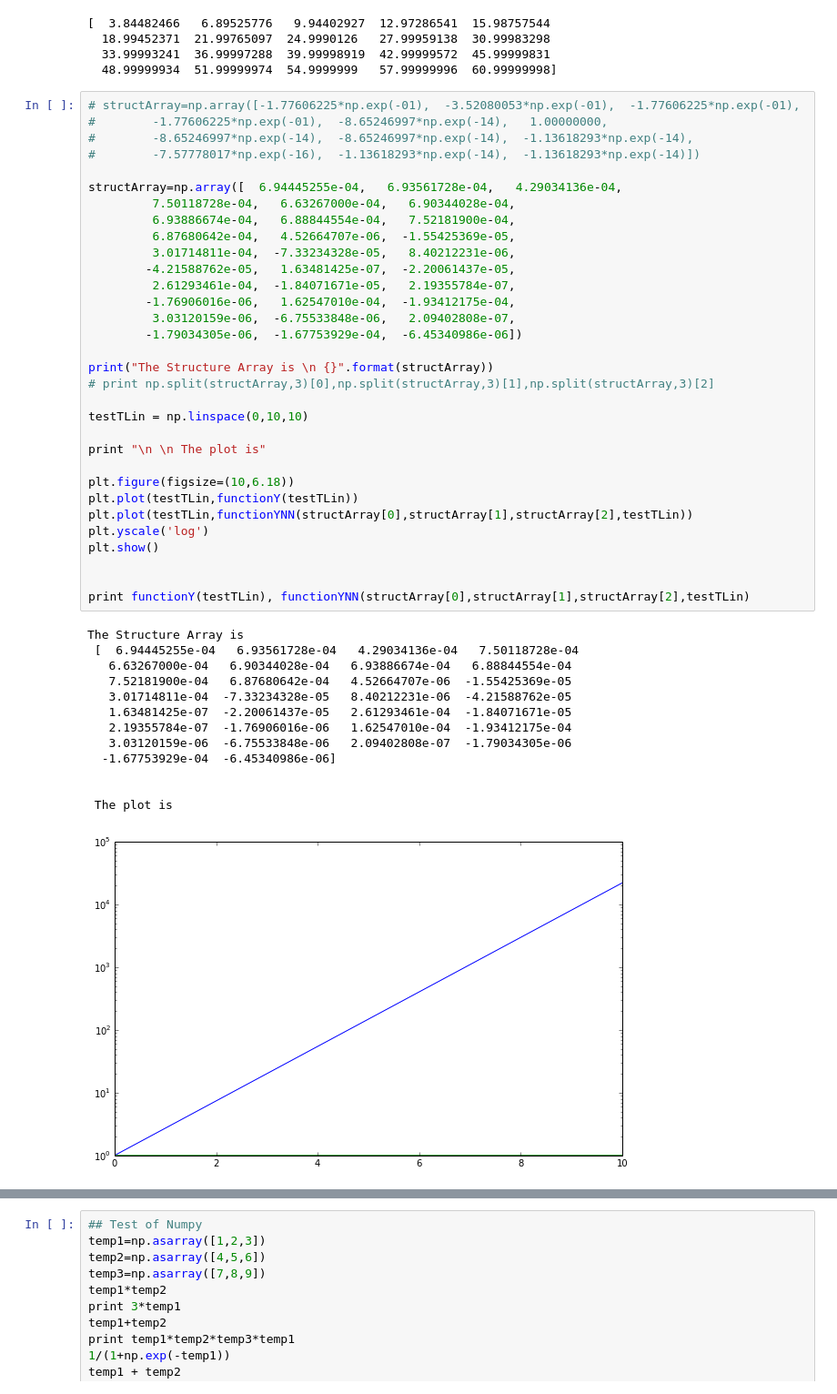
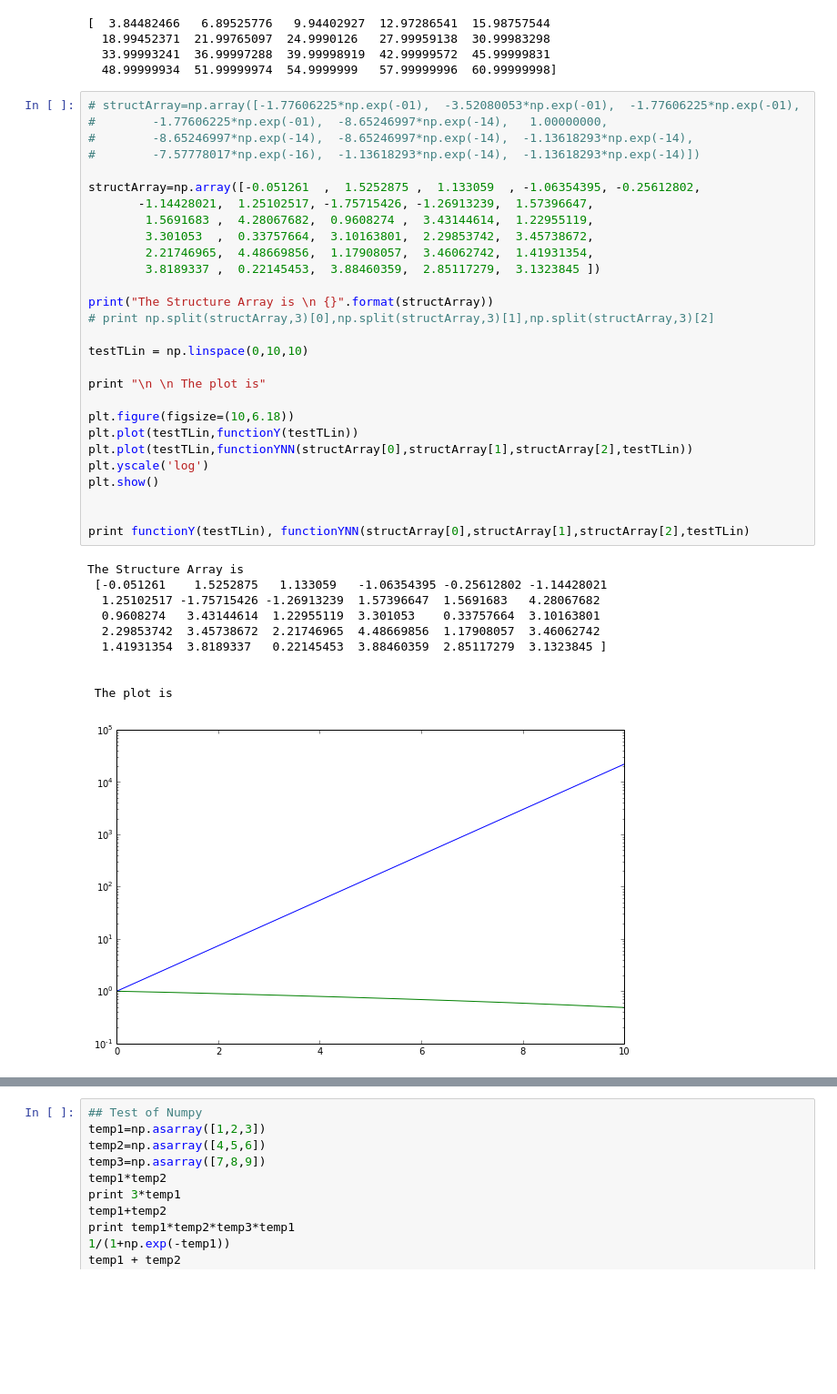
Before and after one commit to NeuPhysics/aNN, a Jupyter notebook: ipynb/Basics.ipynb, the cells around one changed output, grey strips where cells are left out. Shown: that part at 91% size. Cells and saved outputs as stored; diff of their text form; blank space fills up the shorter version.

```diff
--- a/ipynb/Basics.ipynb
+++ b/ipynb/Basics.ipynb
@@ -366,48 +350,41 @@ print functionYNN(np.array([1,2]),np.array([1,2]),np.array([1,2]),tlin)
 # %%
 # structArray=np.array([-1.77606225*np.exp(-01),  -3.52080053*np.exp(-01),  -1.77606225*np.exp(-01),
 #        -1.77606225*np.exp(-01),  -8.65246997*np.exp(-14),   1.00000000,
 #        -8.65246997*np.exp(-14),  -8.65246997*np.exp(-14),  -1.13618293*np.exp(-14),
 #        -7.57778017*np.exp(-16),  -1.13618293*np.exp(-14),  -1.13618293*np.exp(-14)])
 
-structArray=np.array([  6.94445255e-04,   6.93561728e-04,   4.29034136e-04,
-         7.50118728e-04,   6.63267000e-04,   6.90344028e-04,
-         6.93886674e-04,   6.88844554e-04,   7.52181900e-04,
-         6.87680642e-04,   4.52664707e-06,  -1.55425369e-05,
-         3.01714811e-04,  -7.33234328e-05,   8.40212231e-06,
-        -4.21588762e-05,   1.63481425e-07,  -2.20061437e-05,
-         2.61293461e-04,  -1.84071671e-05,   2.19355784e-07,
-        -1.76906016e-06,   1.62547010e-04,  -1.93412175e-04,
-         3.03120159e-06,  -6.75533848e-06,   2.09402808e-07,
-        -1.79034305e-06,  -1.67753929e-04,  -6.45340986e-06])
+structArray=np.array([-0.051261  ,  1.5252875 ,  1.133059  , -1.06354395, -0.25612802,
+       -1.14428021,  1.25102517, -1.75715426, -1.26913239,  1.57396647,
+        1.5691683 ,  4.28067682,  0.9608274 ,  3.43144614,  1.22955119,
+        3.301053  ,  0.33757664,  3.10163801,  2.29853742,  3.45738672,
+        2.21746965,  4.48669856,  1.17908057,  3.46062742,  1.41931354,
+        3.8189337 ,  0.22145453,  3.88460359,  2.85117279,  3.1323845 ])
 
 print("The Structure Array is \n {}".format(structArray))
 # print np.split(structArray,3)[0],np.split(structArray,3)[1],np.split(structArray,3)[2]
 
 testTLin = np.linspace(0,10,10)
 
 print "\n \n The plot is"
 
 plt.figure(figsize=(10,6.18))
 plt.plot(testTLin,functionY(testTLin))
 plt.plot(testTLin,functionYNN(structArray[0],structArray[1],structArray[2],testTLin))
 plt.yscale('log')
 plt.show()
 
 
 print functionY(testTLin), functionYNN(structArray[0],structArray[1],structArray[2],testTLin)
 # %% [output]
 The Structure Array is
- [  6.94445255e-04   6.93561728e-04   4.29034136e-04   7.50118728e-04
-   6.63267000e-04   6.90344028e-04   6.93886674e-04   6.88844554e-04
-   7.52181900e-04   6.87680642e-04   4.52664707e-06  -1.55425369e-05
-   3.01714811e-04  -7.33234328e-05   8.40212231e-06  -4.21588762e-05
-   1.63481425e-07  -2.20061437e-05   2.61293461e-04  -1.84071671e-05
-   2.19355784e-07  -1.76906016e-06   1.62547010e-04  -1.93412175e-04
-   3.03120159e-06  -6.75533848e-06   2.09402808e-07  -1.79034305e-06
-  -1.67753929e-04  -6.45340986e-06]
+ [-0.051261    1.5252875   1.133059   -1.06354395 -0.25612802 -1.14428021
+  1.25102517 -1.75715426 -1.26913239  1.57396647  1.5691683   4.28067682
+  0.9608274   3.43144614  1.22955119  3.301053    0.33757664  3.10163801
+  2.29853742  3.45738672  2.21746965  4.48669856  1.17908057  3.46062742
+  1.41931354  3.8189337   0.22145453  3.88460359  2.85117279  3.1323845 ]
 
 
  The plot is
-[figure, old version]
+[figure, new version]
 [  1.00000000e+00   3.03773178e+00   9.22781435e+00   2.80316249e+01
    8.51525577e+01   2.58670631e+02   7.85771994e+02   2.38696456e+03
```
Also changed, not shown: parts of 12 cells of this notebook.
